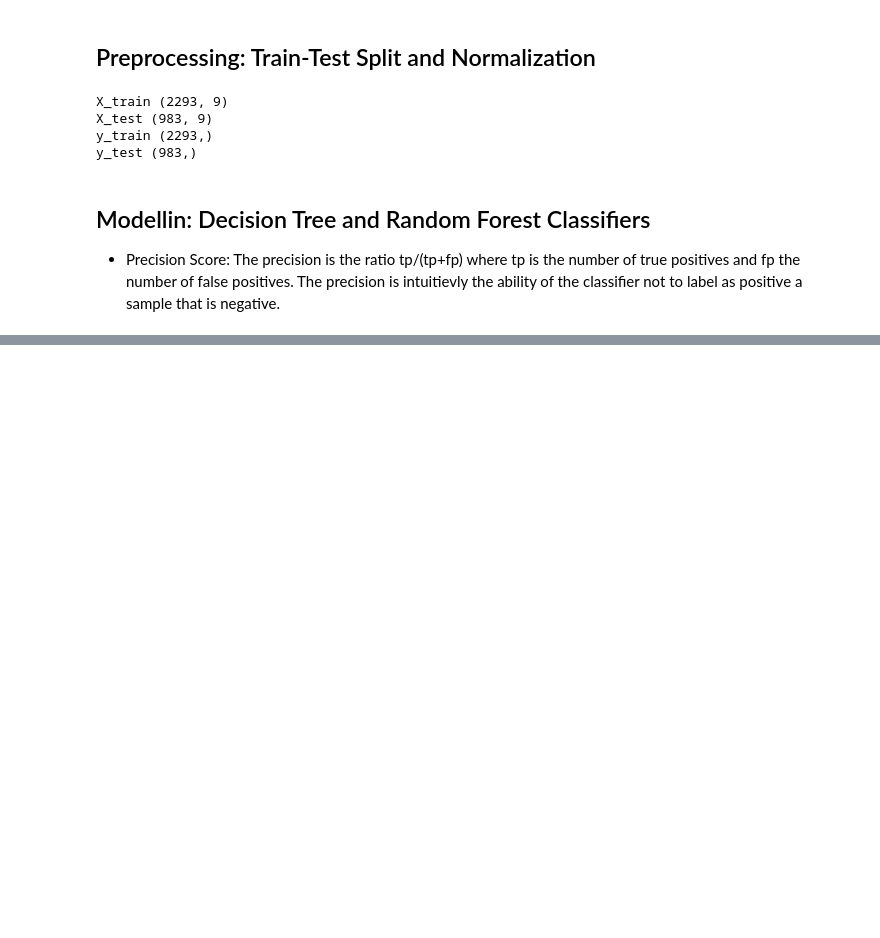
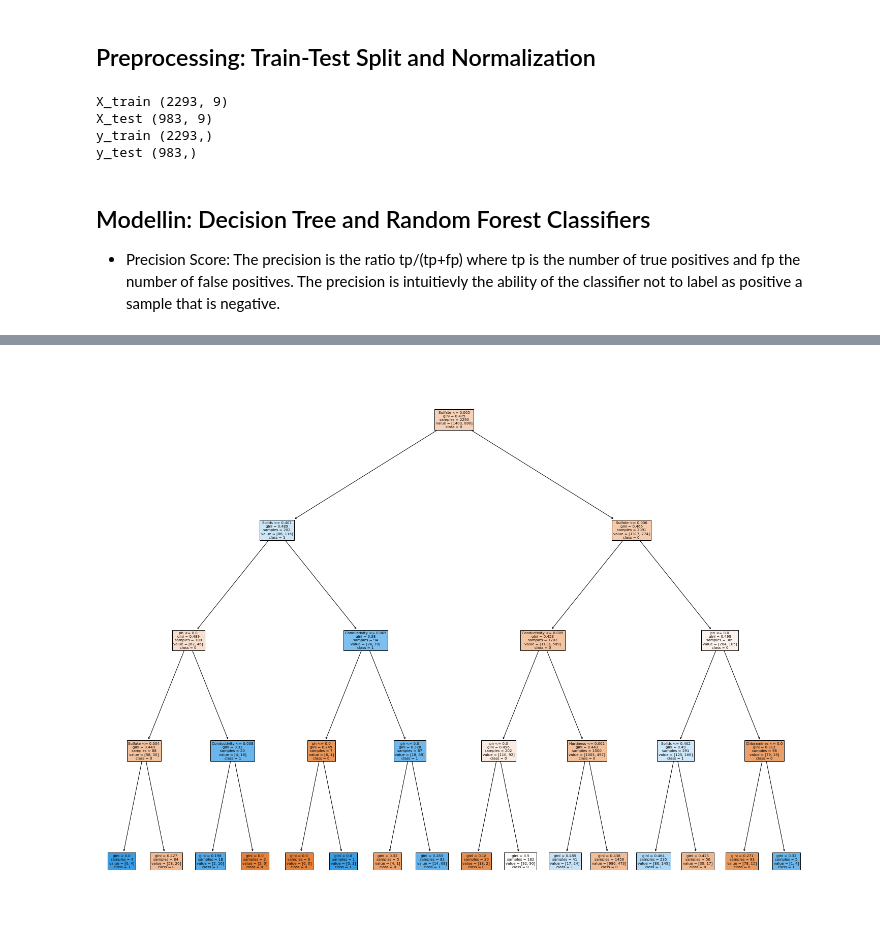
Before and after one commit to MSBurakS/Water-Quality-Explanatory-Data-Analysis-My-Pract, a Jupyter notebook: water-quality-explanatory-data-analysis-my-pract.ipynb, the cells around one changed output, grey strips where cells are left out. Drawn from its saved outputs; the diff is of its cells as text; code cells hidden in the pictures; blank space fills up the shorter version.

```diff
--- a/water-quality-explanatory-data-analysis-my-pract.ipynb
+++ b/water-quality-explanatory-data-analysis-my-pract.ipynb
@@ -255,0 +260,3 @@ for name , i in cmList:
+# %%
+dt_clf=models[0][1]
+dt_clf
@@ -255,0 +277,10 @@ for name , i in cmList:
+# %%
+plt.figure(figsize=(25,20))
+tree.plot_tree(dt_clf,
+              feature_names = df.columns.tolist()[:-1],
+              class_names = ["0","1"],
+              filled= True
+              )
+plt.show()
+# %% [output]
+[figure, added]
```
Also changed, not shown: parts of 7 cells of this notebook.
